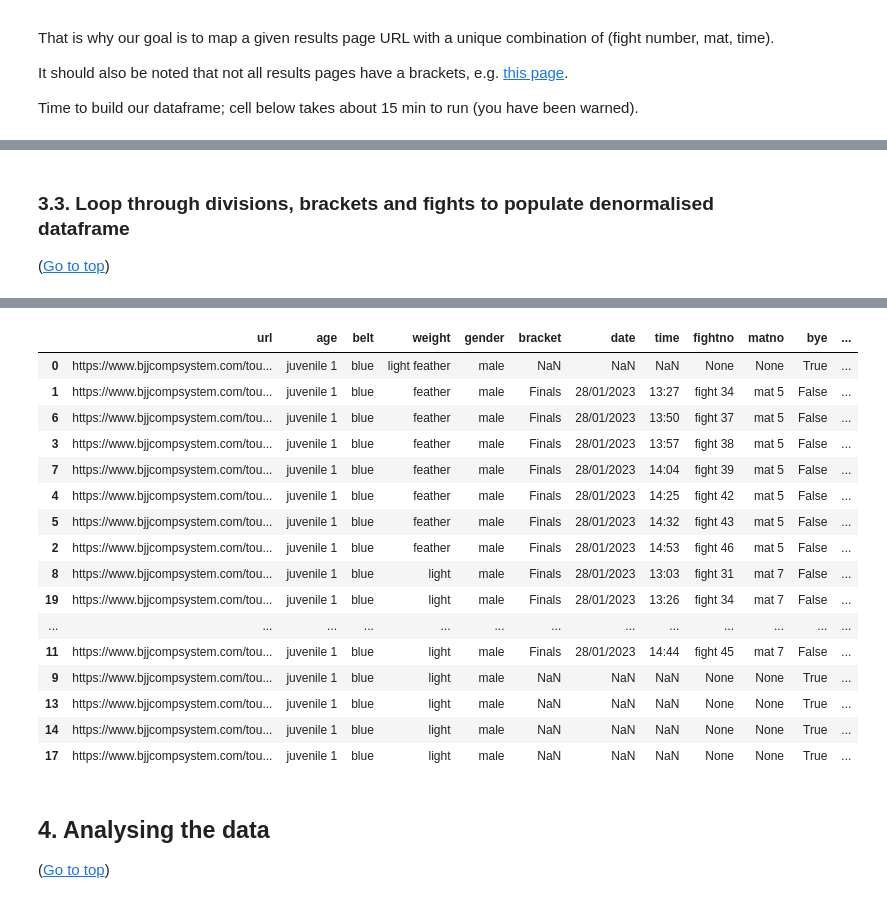
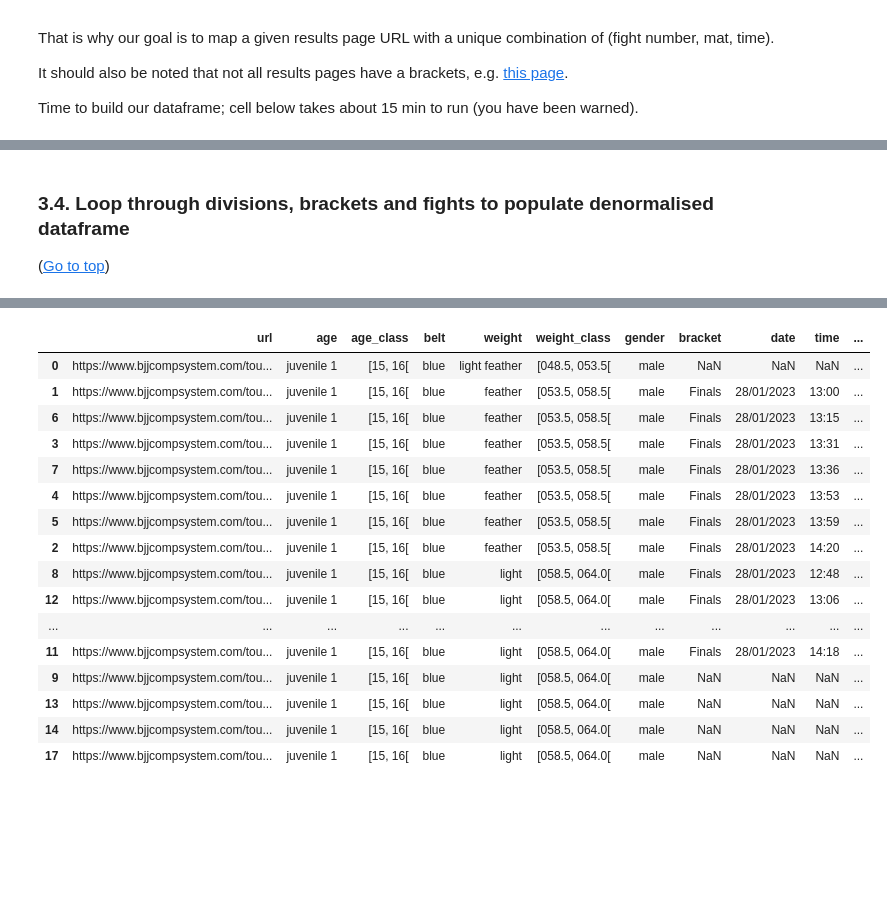
Before and after one commit to peanutbatard/scraping, a Jupyter notebook: IBJJF European Championship - scraping + basic analysis.ipynb, the cells around one changed output, grey strips where cells are left out. Drawn from its saved outputs; the diff is of its cells as text; code cells hidden in the pictures; blank space fills up the shorter version.

Commit message:
Updating data on last day of competition + basic viz

```diff
--- a/IBJJF European Championship - scraping + basic analysis.ipynb
+++ b/IBJJF European Championship - scraping + basic analysis.ipynb
@@ -527,0 +568,29 @@ Denormalised dataframe generated, here is a sample of records:
+# %%
+# Load our scraped data in a dataframe
+df_age = pd.DataFrame(data = {'age': age_division_list, 'birthyear': birth_year_list})
+
+# Compute min and max birthdates (blanket approach)
+df_age['max_birthdate'] = pd.to_datetime('31/12/' + df_age['birthyear'].str[:4], infer_datetime_format = True)
+df_age['min_birthdate'] = pd.to_datetime('01/01/' + df_age['birthyear'].str[:4], infer_datetime_format = True)
+
+# Compute min and max birthdates (adjust for adults onwards)
+for i in range(2, 9):
+    df_age.loc[i, 'min_birthdate'] = df_age.loc[i + 1, 'max_birthdate'] + pd.Timedelta(days = 1)
+df_age.loc[9, 'min_birthdate'] = pd.to_datetime('01/01/1900', infer_datetime_format = True)
+
+# Compute date differences
+df_age['tournament_startdate'] = pd.to_datetime('23/01/2023', infer_datetime_format = True)
+df_age['mix_age_at_startdate'] = (df_age['tournament_startdate'] - df_age['max_birthdate']).dt.days / 365.25
+df_age['max_age_at_startdate'] = (df_age['tournament_startdate'] - df_age['min_birthdate']).dt.days / 365.25
+
+# Add age class
+for i in range(9):
+    df_age.loc[i, 'age_class'] = '[{}, {}['.format(round(df_age.loc[i, 'mix_age_at_startdate'].astype('int'), 0)
+                                                       , round(df_age.loc[i, 'max_age_at_startdate'].astype('int'), 0))
+
+# Special case
+i = 9
+df_age.loc[i, 'age_class'] = '[{}, +∞['.format(round(df_age.loc[i, 'mix_age_at_startdate'].astype('int'), 0))
+
+print('Here is what our age dataframe looks like:')
+display(df_age)
@@ -528,5 +995,5 @@ Denormalised dataframe generated, here is a sample of records:
 # %% [markdown]
-### 3.3. <a name='33'>Loop through divisions, brackets and fights to populate denormalised dataframe</a>
+### 3.4. <a name='34'>Loop through divisions, brackets and fights to populate denormalised dataframe</a>
 (<a href='#0'>Go to top</a>)
 # %%
 col_list = ['url'
@@ -647,18 +1114,20 @@ print('\n     ... Scraping complete! [100%]')
 # 5. Enrich our dataframe
 df_denorm = df_denorm.merge(df_div, how = 'inner', on = 'url')
 df_denorm = df_denorm.merge(df_bracketmap, how = 'left', on = ['url', 'fightno', 'matno', 'datetime'])
+df_denorm['weight'] = np.where(df_denorm['weight'].str.startswith('open'), 'open class', df_denorm['weight'])
+df_denorm = df_denorm.merge(df_age[['age', 'age_class']], how = 'left', on = 'age')
+df_denorm = df_denorm.merge(df_weight[['weight', 'age', 'gender', 'weight_class', ]], how = 'left', on = ['weight', 'age', 'gender'])
 df_denorm['date'] = pd.to_datetime(df_denorm['datetime'].str[4:9] + '/2023').dt.strftime('%d/%m/%Y')
 df_denorm['time'] = pd.to_datetime(df_denorm['datetime'].str[13:21], format = '%I:%M %p').dt.strftime('%H:%M')
 del df_denorm['datetime']
 
 # 6. Sort rows and reorder columns
 df_denorm.sort_values(['url', 'bracket', 'date', 'time'], ascending = True, inplace = True)
-col_list = ['url', 'age', 'belt', 'weight', 'gender', 'bracket'
-            , 'date', 'time', 'fightno', 'matno'
-            , 'bye', 'winnername', 'winnerclub','losername', 'loserclub'
+col_list = ['url', 'age', 'age_class', 'belt', 'weight', 'weight_class', 'gender', 'bracket'
+            , 'date', 'time', 'fightno', 'matno', 'bye', 'winnername', 'winnerclub','losername', 'loserclub'
             , 'podium_1_rank', 'podium_1_name','podium_1_club'
             , 'podium_2_rank', 'podium_2_name', 'podium_2_club'
-            ,'podium_3_rank', 'podium_3_name', 'podium_3_club'
+            , 'podium_3_rank', 'podium_3_name', 'podium_3_club'
             , 'podium_4_rank','podium_4_name', 'podium_4_club'
             , 'podium_5_rank', 'podium_5_name','podium_5_club'
             , 'podium_6_rank', 'podium_6_name', 'podium_6_club']
@@ -687,24 +1156,21 @@ with pd.option_context('display.max_colwidth', None, 'display.max_columns', None
 
      ... Scraping complete! [100%]
 
 Denormalised dataframe generated, here are the first records:
-|  | url | age | belt | weight | gender | bracket | date | time | fightno | matno | bye | ... |
-| 0 | https://www.bjjcompsystem.com/tou... | juvenile 1 | blue | light feather | male | NaN | NaN | NaN | None | None | True | ... |
-| 1 | https://www.bjjcompsystem.com/tou... | juvenile 1 | blue | feather | male | Finals | 28/01/2023 | 13:27 | fight 34 | mat 5 | False | ... |
-| 6 | https://www.bjjcompsystem.com/tou... | juvenile 1 | blue | feather | male | Finals | 28/01/2023 | 13:50 | fight 37 | mat 5 | False | ... |
-| 3 | https://www.bjjcompsystem.com/tou... | juvenile 1 | blue | feather | male | Finals | 28/01/2023 | 13:57 | fight 38 | mat 5 | False | ... |
-| 7 | https://www.bjjcompsystem.com/tou... | juvenile 1 | blue | feather | male | Finals | 28/01/2023 | 14:04 | fight 39 | mat 5 | False | ... |
-| 4 | https://www.bjjcompsystem.com/tou... | juvenile 1 | blue | feather | male | Finals | 28/01/2023 | 14:25 | fight 42 | mat 5 | False | ... |
-| 5 | https://www.bjjcompsystem.com/tou... | juvenile 1 | blue | feather | male | Finals | 28/01/2023 | 14:32 | fight 43 | mat 5 | False | ... |
-| 2 | https://www.bjjcompsystem.com/tou... | juvenile 1 | blue | feather | male | Finals | 28/01/2023 | 14:53 | fight 46 | mat 5 | False | ... |
-| 8 | https://www.bjjcompsystem.com/tou... | juvenile 1 | blue | light | male | Finals | 28/01/2023 | 13:03 | fight 31 | mat 7 | False | ... |
-| 19 | https://www.bjjcompsystem.com/tou... | juvenile 1 | blue | light | male | Finals | 28/01/2023 | 13:26 | fight 34 | mat 7 | False | ... |
-| ... | ... | ... | ... | ... | ... | ... | ... | ... | ... | ... | ... | ... |
-| 11 | https://www.bjjcompsystem.com/tou... | juvenile 1 | blue | light | male | Finals | 28/01/2023 | 14:44 | fight 45 | mat 7 | False | ... |
-| 9 | https://www.bjjcompsystem.com/tou... | juvenile 1 | blue | light | male | NaN | NaN | NaN | None | None | True | ... |
-| 13 | https://www.bjjcompsystem.com/tou... | juvenile 1 | blue | light | male | NaN | NaN | NaN | None | None | True | ... |
-| 14 | https://www.bjjcompsystem.com/tou... | juvenile 1 | blue | light | male | NaN | NaN | NaN | None | None | True | ... |
-| 17 | https://www.bjjcompsystem.com/tou... | juvenile 1 | blue | light | male | NaN | NaN | NaN | None | None | True | ... |
+|  | url | age | age_class | belt | weight | weight_class | gender | bracket | date | time | ... |
+| 0 | https://www.bjjcompsystem.com/tou... | juvenile 1 | [15, 16[ | blue | light feather | [048.5, 053.5[ | male | NaN | NaN | NaN | ... |
+| 1 | https://www.bjjcompsystem.com/tou... | juvenile 1 | [15, 16[ | blue | feather | [053.5, 058.5[ | male | Finals | 28/01/2023 | 13:00 | ... |
+| 6 | https://www.bjjcompsystem.com/tou... | juvenile 1 | [15, 16[ | blue | feather | [053.5, 058.5[ | male | Finals | 28/01/2023 | 13:15 | ... |
+| 3 | https://www.bjjcompsystem.com/tou... | juvenile 1 | [15, 16[ | blue | feather | [053.5, 058.5[ | male | Finals | 28/01/2023 | 13:31 | ... |
+| 7 | https://www.bjjcompsystem.com/tou... | juvenile 1 | [15, 16[ | blue | feather | [053.5, 058.5[ | male | Finals | 28/01/2023 | 13:36 | ... |
+| 4 | https://www.bjjcompsystem.com/tou... | juvenile 1 | [15, 16[ | blue | feather | [053.5, 058.5[ | male | Finals | 28/01/2023 | 13:53 | ... |
+| 5 | https://www.bjjcompsystem.com/tou... | juvenile 1 | [15, 16[ | blue | feather | [053.5, 058.5[ | male | Finals | 28/01/2023 | 13:59 | ... |
+| 2 | https://www.bjjcompsystem.com/tou... | juvenile 1 | [15, 16[ | blue | feather | [053.5, 058.5[ | male | Finals | 28/01/2023 | 14:20 | ... |
+| 8 | https://www.bjjcompsystem.com/tou... | juvenile 1 | [15, 16[ | blue | light | [058.5, 064.0[ | male | Finals | 28/01/2023 | 12:48 | ... |
+| 12 | https://www.bjjcompsystem.com/tou... | juvenile 1 | [15, 16[ | blue | light | [058.5, 064.0[ | male | Finals | 28/01/2023 | 13:06 | ... |
+| ... | ... | ... | ... | ... | ... | ... | ... | ... | ... | ... | ... |
+| 11 | https://www.bjjcompsystem.com/tou... | juvenile 1 | [15, 16[ | blue | light | [058.5, 064.0[ | male | Finals | 28/01/2023 | 14:18 | ... |
+| 9 | https://www.bjjcompsystem.com/tou... | juvenile 1 | [15, 16[ | blue | light | [058.5, 064.0[ | male | NaN | NaN | NaN | ... |
+| 13 | https://www.bjjcompsystem.com/tou... | juvenile 1 | [15, 16[ | blue | light | [058.5, 064.0[ | male | NaN | NaN | NaN | ... |
+| 14 | https://www.bjjcompsystem.com/tou... | juvenile 1 | [15, 16[ | blue | light | [058.5, 064.0[ | male | NaN | NaN | NaN | ... |
+| 17 | https://www.bjjcompsystem.com/tou... | juvenile 1 | [15, 16[ | blue | light | [058.5, 064.0[ | male | NaN | NaN | NaN | ... |
-# %% [markdown]
-## 4. <a name='4'>Analysing the data</a>
-(<a href='#0'>Go to top</a>)
```
Also changed, not shown: parts of 89 cells of this notebook, 7 other files.
